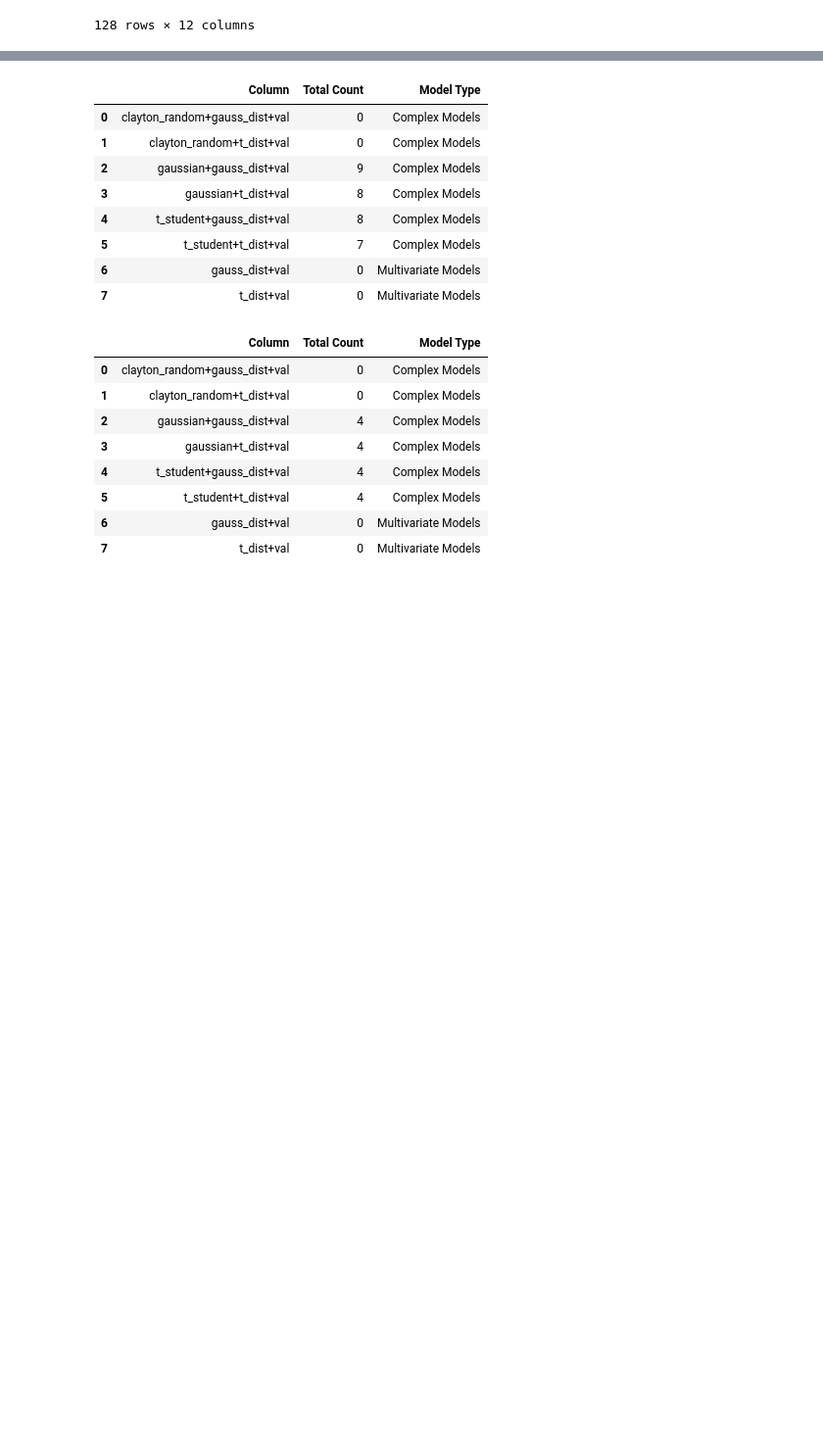
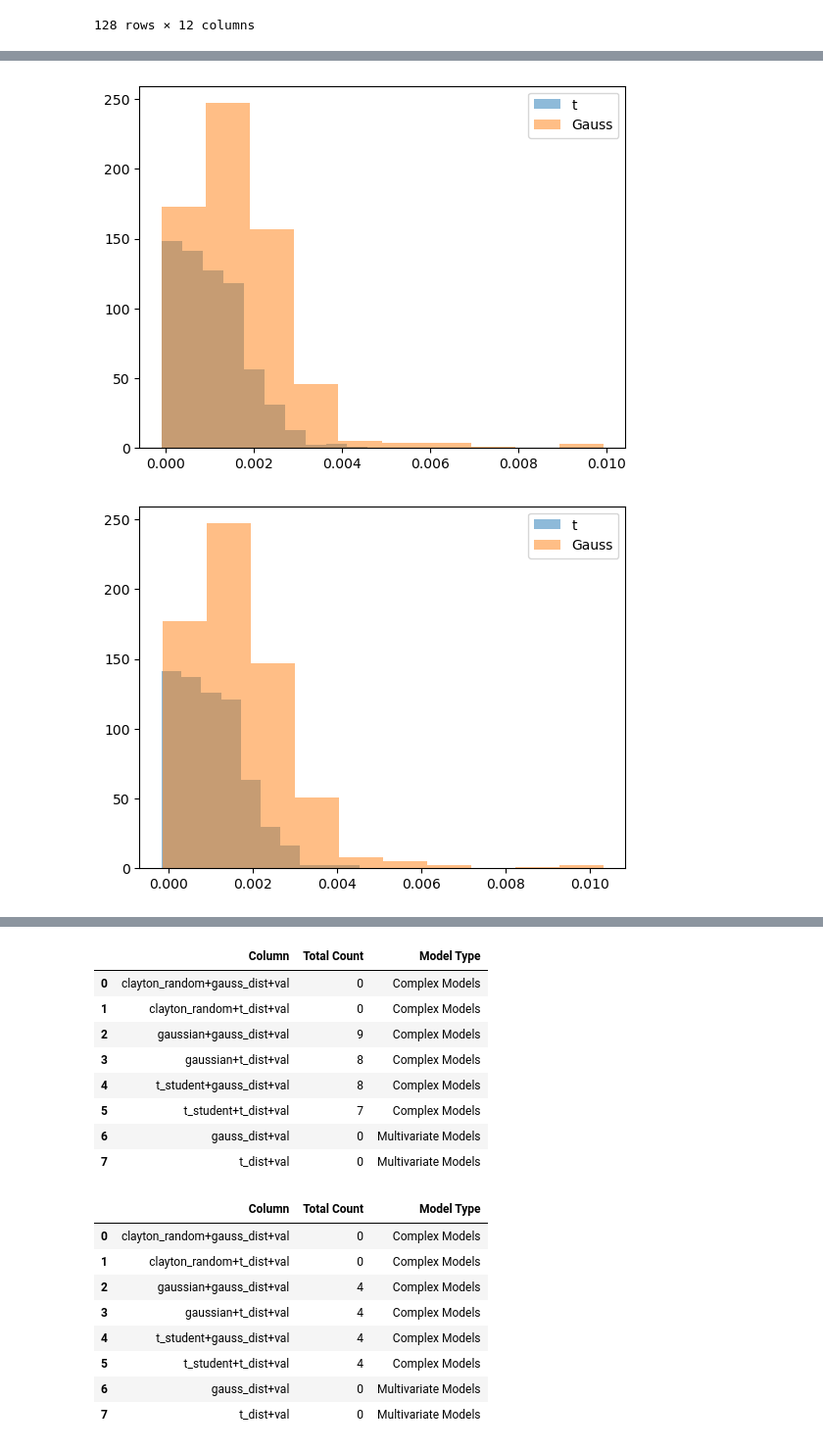
Before and after one commit to mkowalewski1282/portfolio_analysis, a Jupyter notebook: models_comparison.ipynb, the cells around one changed output, grey strips where cells are left out. Shown at 98% size. Saved outputs shown, nothing was run; the diff lists cells and outputs as text; code cells hidden in the pictures; blank space fills up the shorter version.

Commit message:
tests run

```diff
--- a/models_comparison.ipynb
+++ b/models_comparison.ipynb
@@ -110,2 +141,27 @@ def get_test_results(data, lower_bound, upper_bound, p_value_threshold):
 # %%
 taus = [0.0005, 0.001, 0.002, 0.005, 0.01, 0.02, 0.05, 0.1, 0.15, 0.2]
+# %%
+
+scores = get_taus_complex_models_scores(taus)
+multivariate_scores = get_multivariate_scores_dfs(taus)
+bounds_dict = get_bounds_from_gaussian_dist(taus, multivariate_scores)
+
+# a, b = -0.005, 0.005
+# p_value_threshold = 0.05
+
+
+for tau in taus:
+    tau_score = scores[tau]
+    # results = get_test_results(tau_score, a, b, p_value_threshold)
+
+    # multivariate_tau_score = multivariate_scores[tau]
+    # multivariate_results = get_test_results(multivariate_tau_score, a, b, p_value_threshold)
+    lower_bound, upper_bound = bounds_dict[tau]
+    results = get_interval_test_result(tau_score, lower_bound, upper_bound)
+
+    print(f"Tau: {tau}\n")
+    print(f"Lower bound: {lower_bound}, Upper bound: {upper_bound}\n")
+    print(results)
+    print("\n")
+    # print(multivariate_results)
+    # print("\n")
@@ -111,0 +186,9 @@ taus = [0.0005, 0.001, 0.002, 0.005, 0.01, 0.02, 0.05, 0.1, 0.15, 0.2]
+# %%
+for tau in taus:
+    plt.hist(scores[tau]["t_student+gauss_dist+val"], alpha=0.5, label="t")
+    plt.hist(multivariate_scores[tau]["gauss_dist+val"], alpha=0.5, label="Gauss")
+    plt.legend()
+    plt.show()
+# %% [output]
+[figure, added]
+[figure, added]
```
Also changed, not shown: parts of 4 cells of this notebook.
